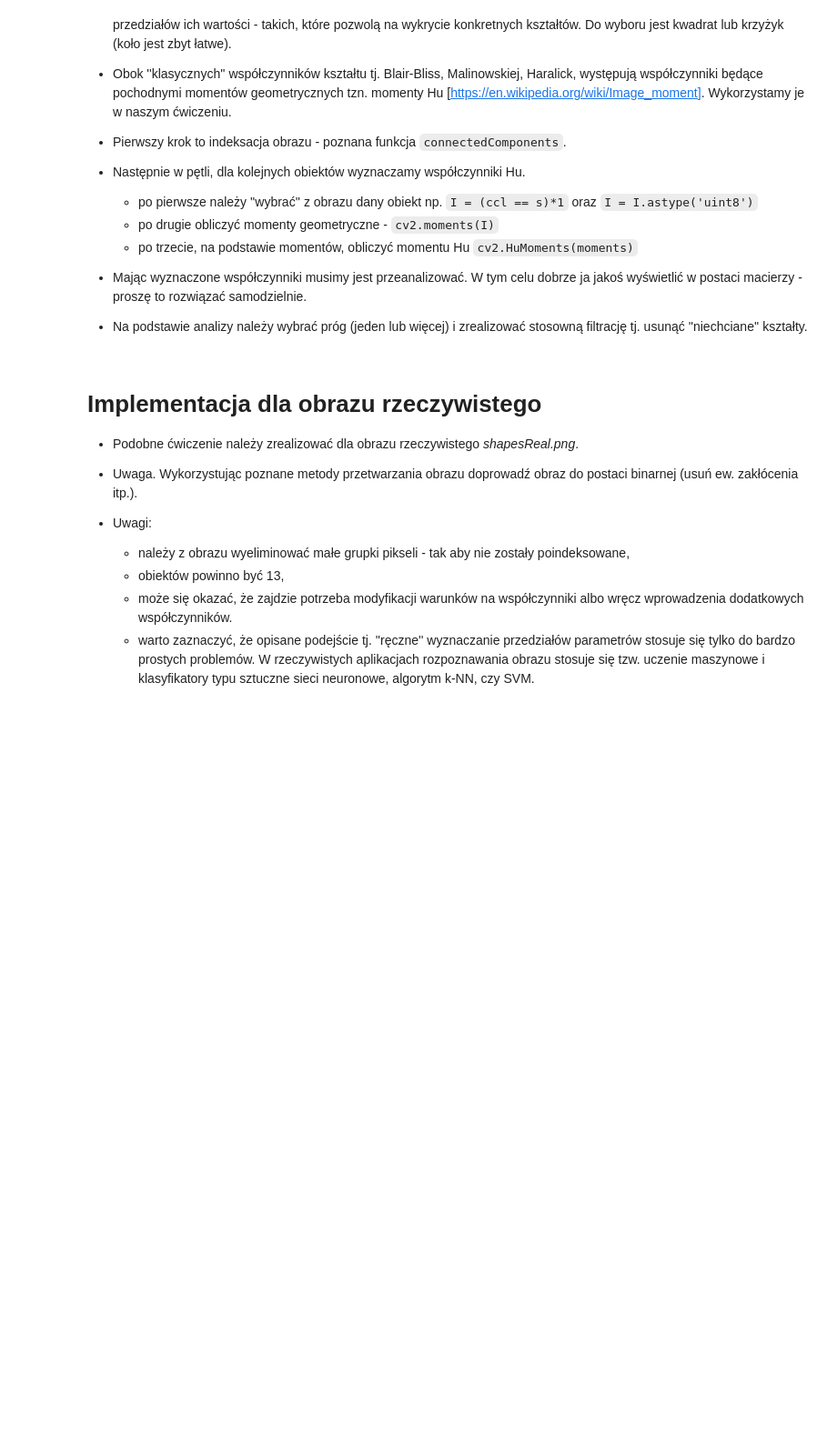
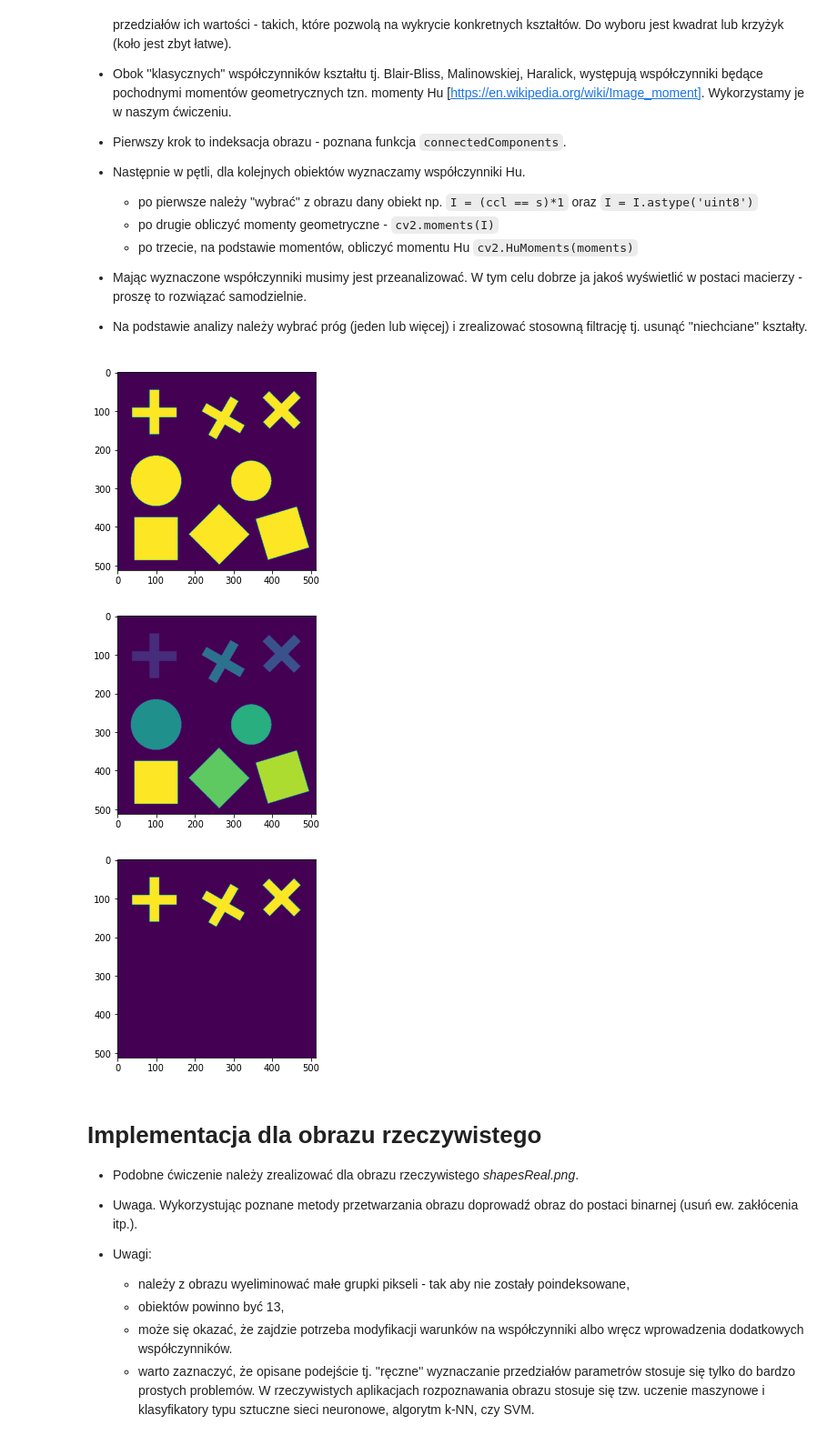
Before and after one commit to RysiekPrecikowski/WDCPO, a Jupyter notebook: sem6/lab4/11_ccl.ipynb, the cells around one changed output. Shown at 91% size. Cells and saved outputs as stored; diff of their text form; code cells hidden in the pictures; blank space fills up the shorter version.

```diff
--- a/sem6/lab4/11_ccl.ipynb
+++ b/sem6/lab4/11_ccl.ipynb
@@ -368,3 +369,65 @@ Wynika z tego konieczność uwzględnienia pewnej tolerancji wartości współcz
+# %%
+# Rozpoznawanie obiektów sztucznych
+try:
+    shapes = cv2.cvtColor(shapes, cv2.COLOR_BGR2GRAY)
+except Exception:
+    pass
+
+plt.imshow(shapes)
+plt.show()
+
+nums, labelss = cv2.connectedComponents(shapes)
+plt.imshow(labelss)
+plt.show()
+
+def print_moments(moments, hu_moments):
+    m = np.zeros((4,4))
+    mu = np.zeros_like(m)
+    nu = np.zeros_like(m)
+
+    for mom, v in moments.items():
+        i, j = int(mom[-2]), int(mom[-1])
+
+        if 'nu' in mom:
+            nu[i, j] = v
+
+        elif 'mu' in mom:
+            mu[i, j] = v
+
+        else:
+            m[i, j] = v
+
+    print("m ")
+    print(m)
+    print("\nmu:")
+    print(mu)
+    print("\nnu:")
+    print(nu)
+
+    print("\n\nhu moments:")
+    print(hu_moments)
+
+
+filtered = np.zeros_like(labelss)
+for i in range(nums):
+    img = labelss == i
+    img = img.astype('uint8')
+
+    moments = cv2.moments(img)
+    hu_moments = cv2.HuMoments(moments)
+
+    if hu_moments[0] > 0.24 and hu_moments[0] < 0.3:
+        # print_moments(moments, hu_moments)
+        # plt.imshow(img)
+        # plt.show()
+        filtered += img
+
+plt.imshow(filtered)
+plt.show()
+# %% [output]
+[figure, added]
+[figure, added]
+[figure, added]
 # %% [markdown]
 # Implementacja dla obrazu rzeczywistego
 
```
Also changed, not shown: parts of 4 cells of this notebook.
